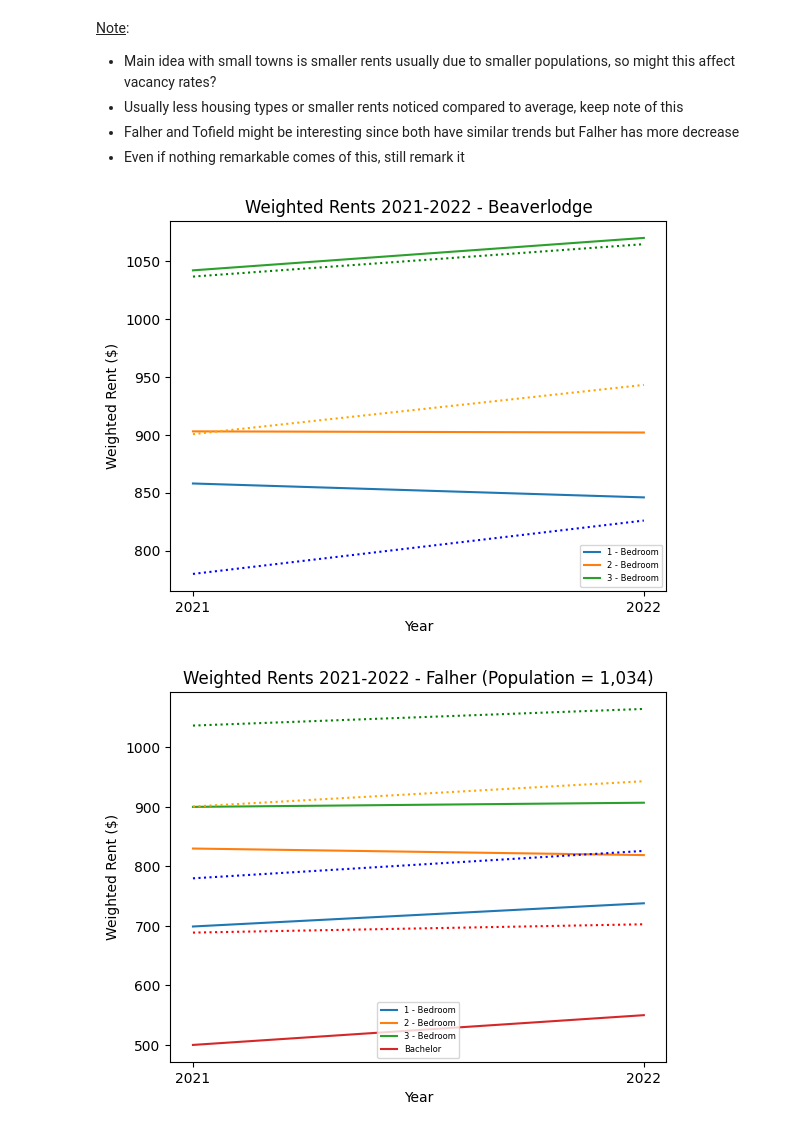
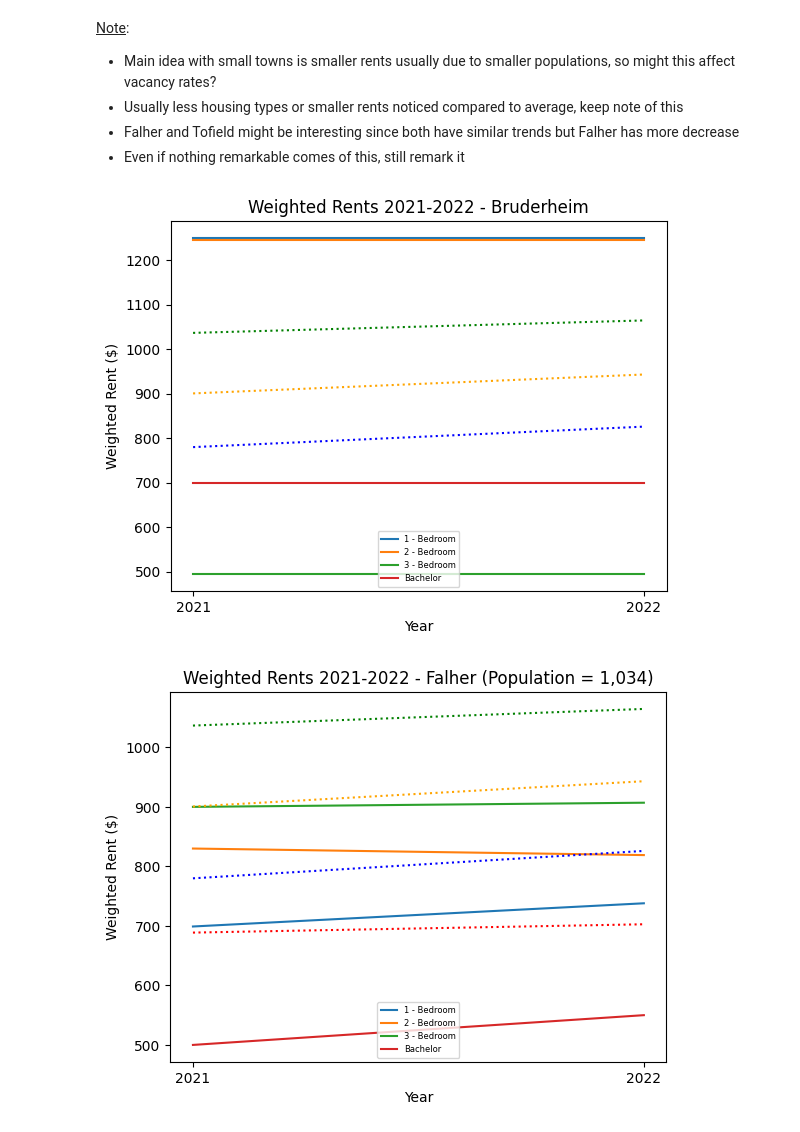
Before and after one commit to Mathemusician1729/DATA-221-Project, a Jupyter notebook: 221-Project.ipynb, the cells around one changed output. Drawn from its saved outputs; the diff is of its cells as text; code cells hidden in the pictures.

```diff
--- a/221-Project.ipynb
+++ b/221-Project.ipynb
@@ -241,31 +241,41 @@ small_towns
 - Falher and Tofield might be interesting since both have similar trends but Falher has more decrease
 - Even if nothing remarkable comes of this, still remark it
 # %%
-# Sampled Small Towns: Falher, Tofield, Fox Creek, Beaverlodge (excluding bachelor), possibly Mclennan, Millet or Two Hills
-smalltowns = ["Beaverlodge", "Fox Creek", "Falher", "Tofield", "Millet", "Two Hills", "Mclennan"]
+# Sampled Small Towns: Falher, Tofield, Fox Creek, Bruderheim, possibly Mclennan, Millet or Two Hills
+smalltowns = ["Bruderheim", "Fox Creek", "Falher", "Tofield", "Millet", "Two Hills", "Mclennan"]
 costs_smalltowns = table8[table8["Community"].isin(smalltowns)]
 vacancy_smalltowns = table6[table6["Community"].isin(smalltowns)]
 
-beaver = costs_smalltowns[costs_smalltowns["Community"] == "Beaverlodge"]
+bruderheim = costs_smalltowns[costs_smalltowns["Community"] == "Bruderheim"]
 foxcreek = costs_smalltowns[costs_smalltowns["Community"] == "Fox Creek"]
+falher = costs_smalltowns[costs_smalltowns["Community"] == "Falher"]
+tofield = costs_smalltowns[costs_smalltowns["Community"] == "Tofield"]
+millet = costs_smalltowns[costs_smalltowns["Community"] == "Millet"]
+twohills = costs_smalltowns[costs_smalltowns["Community"] == "Two Hills"]
+mclennan = costs_smalltowns[costs_smalltowns["Community"] == "Mclennan"]
 
-beaver_rents = beaver[["2021 Weighted Rent", "2022 Weighted Rent"]]
+bruderheim_rents = bruderheim[["2021 Weighted Rent", "2022 Weighted Rent"]]
 foxcreek_rents = foxcreek[["2021 Weighted Rent", "2022 Weighted Rent"]]
+falher_rents = falher[["2021 Weighted Rent", "2022 Weighted Rent"]]
+tofield_rents = tofield[["2021 Weighted Rent", "2022 Weighted Rent"]]
+millet_rents = millet[["2021 Weighted Rent", "2022 Weighted Rent"]]
+twohills_rents = twohills[["2021 Weighted Rent", "2022 Weighted Rent"]]
+mclennan_rents = mclennan[["2021 Weighted Rent", "2022 Weighted Rent"]]
 # %%
 # tester
-for i in range(len(beaver.index)):
-    plt.plot(["2021", "2022"], beaver_rents.iloc[i], label=beaver["Unit Type"].iloc[i])
+for i in range(len(bruderheim.index)):
+    plt.plot(["2021", "2022"], bruderheim_rents.iloc[i], label=bruderheim["Unit Type"].iloc[i])
 
 plt.plot([mean_1beds2021, mean_1beds2022], linestyle='dotted', color="b")
 plt.plot([mean_2beds2021, mean_2beds2022], linestyle='dotted', color="orange")
 plt.plot([mean_3beds2021, mean_3beds2022], linestyle='dotted', color="g")
-plt.title("Weighted Rents 2021-2022 - Beaverlodge")
+plt.title("Weighted Rents 2021-2022 - Bruderheim")
 plt.xlabel("Year")
 plt.ylabel("Weighted Rent ($)")
 plt.legend(prop={'size': 6})
 plt.show()
 # %% [output]
-[figure, old version]
+[figure, new version]
 # %%
 # increaseing, but below average
 for i in range(len(foxcreek.index)):
```
